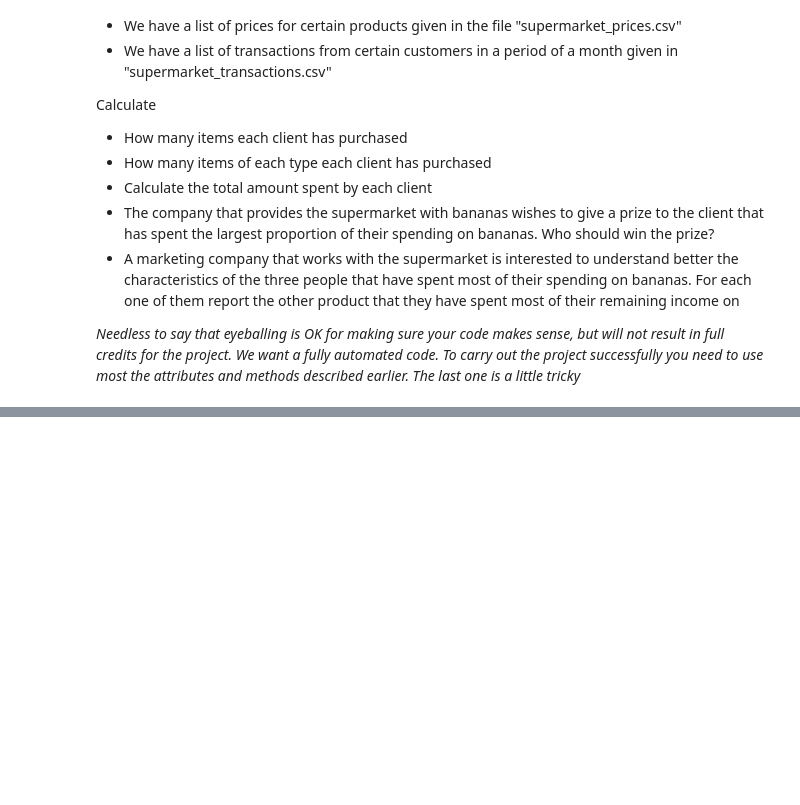
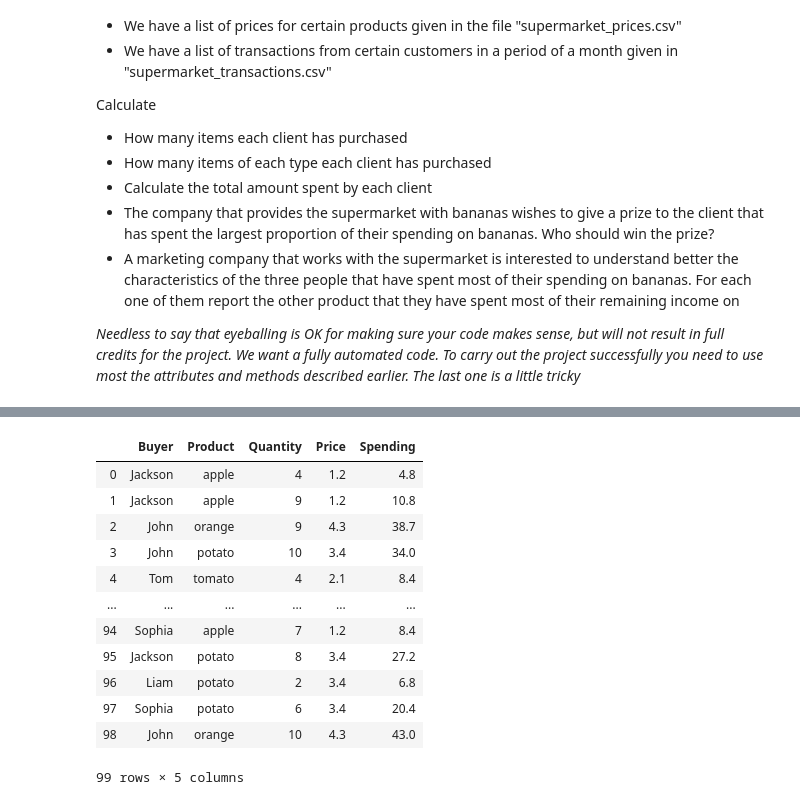
Before and after one commit to bgsedatascience/module-intro-to-pandas, a Jupyter notebook: pandas.ipynb, the cells around one changed output, grey strips where cells are left out. Saved outputs shown, nothing was run; the diff lists cells and outputs as text; code cells hidden in the pictures; blank space fills up the shorter version.

```diff
--- a/pandas.ipynb
+++ b/pandas.ipynb
@@ -672,3 +971,11 @@ Calculate
 - A marketing company that works with the supermarket is interested to understand better the characteristics of the three people that have spent most of their spending on bananas. For each one of them report the other product that they have spent most of their remaining income on
 
 *Needless to say that eyeballing is OK for making sure your code makes sense, but will not result in full credits for the project. We want a fully automated code. To carry out the project successfully you need to use most the attributes and methods described earlier. The last one is a little tricky*
+# %%
+#Import modules
+import pandas as pd
+import numpy as np
+
+#Open CSV files
+df_p = pd.read_csv('supermarket_prices.csv')
+df_t = pd.read_csv('supermarket_transactions.csv')
@@ -674,0 +1040,7 @@ Calculate
+# %%
+#Calculate the total amount spent by each client
+
+#To do this I need to start by joining the two datasets I have
+
+df = df_t.merge(df_p, how = 'left' ,on = 'Product')
+display(df)
@@ -674,0 +1061,18 @@ Calculate
+# %%
+#Calculate the total amount spent by each client
+df['Spending'] = df.Quantity*df.Price
+display(df)
+# %% [output]
+|  | Buyer | Product | Quantity | Price | Spending |
+| 0 | Jackson | apple | 4 | 1.2 | 4.8 |
+| 1 | Jackson | apple | 9 | 1.2 | 10.8 |
+| 2 | John | orange | 9 | 4.3 | 38.7 |
+| 3 | John | potato | 10 | 3.4 | 34.0 |
+| 4 | Tom | tomato | 4 | 2.1 | 8.4 |
+| ... | ... | ... | ... | ... | ... |
+| 94 | Sophia | apple | 7 | 1.2 | 8.4 |
+| 95 | Jackson | potato | 8 | 3.4 | 27.2 |
+| 96 | Liam | potato | 2 | 3.4 | 6.8 |
+| 97 | Sophia | potato | 6 | 3.4 | 20.4 |
+| 98 | John | orange | 10 | 4.3 | 43.0 |
+99 rows × 5 columns
```
Also changed, not shown: parts of 41 cells of this notebook.
